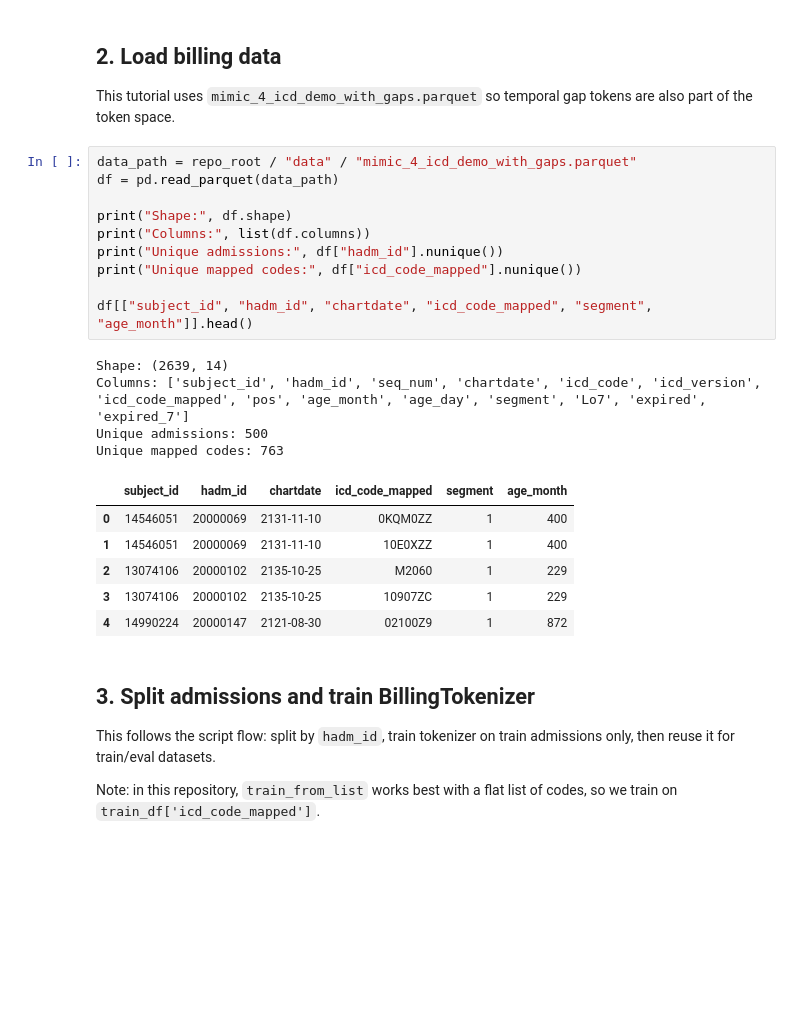
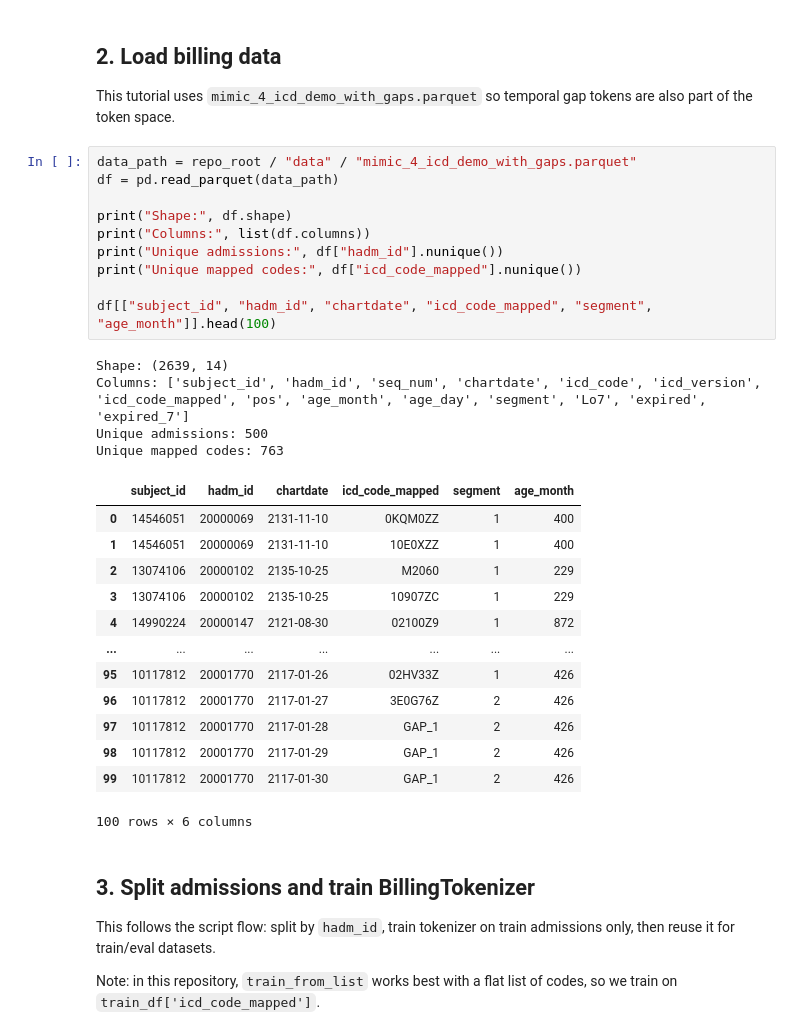
Before and after one commit to daniyal9538/biling-codes, a Jupyter notebook: notebooks/bcbert_maskedlm_tutorial.ipynb, the cells around one changed output. Cells and saved outputs as stored; diff of their text form; blank space fills up the shorter version.

```diff
--- a/notebooks/bcbert_maskedlm_tutorial.ipynb
+++ b/notebooks/bcbert_maskedlm_tutorial.ipynb
@@ -58,24 +58,31 @@ This tutorial uses `mimic_4_icd_demo_with_gaps.parquet` so temporal gap tokens a
 # %%
 data_path = repo_root / "data" / "mimic_4_icd_demo_with_gaps.parquet"
 df = pd.read_parquet(data_path)
 
 print("Shape:", df.shape)
 print("Columns:", list(df.columns))
 print("Unique admissions:", df["hadm_id"].nunique())
 print("Unique mapped codes:", df["icd_code_mapped"].nunique())
 
-df[["subject_id", "hadm_id", "chartdate", "icd_code_mapped", "segment", "age_month"]].head()
+df[["subject_id", "hadm_id", "chartdate", "icd_code_mapped", "segment", "age_month"]].head(100)
 # %% [output]
 Shape: (2639, 14)
 Columns: ['subject_id', 'hadm_id', 'seq_num', 'chartdate', 'icd_code', 'icd_version', 'icd_code_mapped', 'pos', 'age_month', 'age_day', 'segment', 'Lo7', 'expired', 'expired_7']
 Unique admissions: 500
 Unique mapped codes: 763
 |  | subject_id | hadm_id | chartdate | icd_code_mapped | segment | age_month |
 | 0 | 14546051 | 20000069 | 2131-11-10 | 0KQM0ZZ | 1 | 400 |
 | 1 | 14546051 | 20000069 | 2131-11-10 | 10E0XZZ | 1 | 400 |
 | 2 | 13074106 | 20000102 | 2135-10-25 | M2060 | 1 | 229 |
 | 3 | 13074106 | 20000102 | 2135-10-25 | 10907ZC | 1 | 229 |
 | 4 | 14990224 | 20000147 | 2121-08-30 | 02100Z9 | 1 | 872 |
+| ... | ... | ... | ... | ... | ... | ... |
+| 95 | 10117812 | 20001770 | 2117-01-26 | 02HV33Z | 1 | 426 |
+| 96 | 10117812 | 20001770 | 2117-01-27 | 3E0G76Z | 2 | 426 |
+| 97 | 10117812 | 20001770 | 2117-01-28 | GAP_1 | 2 | 426 |
+| 98 | 10117812 | 20001770 | 2117-01-29 | GAP_1 | 2 | 426 |
+| 99 | 10117812 | 20001770 | 2117-01-30 | GAP_1 | 2 | 426 |
+100 rows × 6 columns
 # %% [markdown]
 ## 3. Split admissions and train BillingTokenizer
 
```
Also changed, not shown: parts of 5 cells of this notebook, 5 other files.
